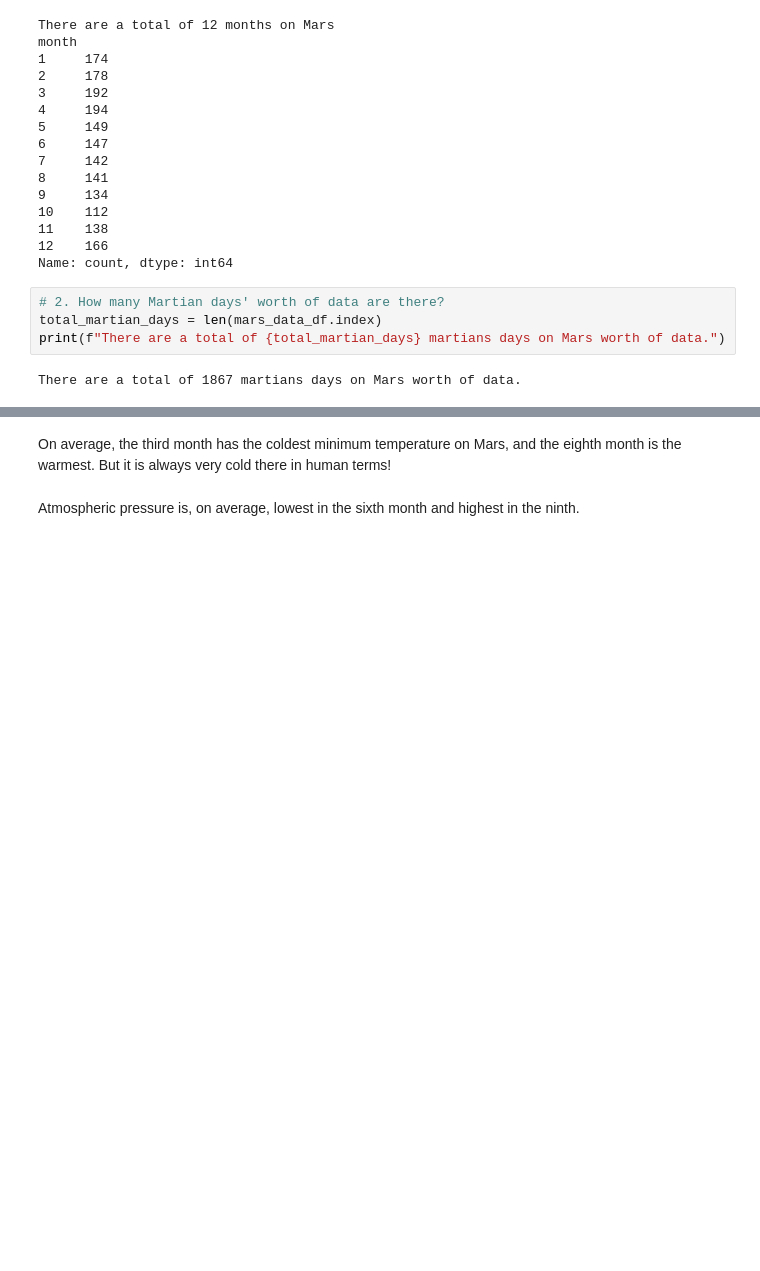
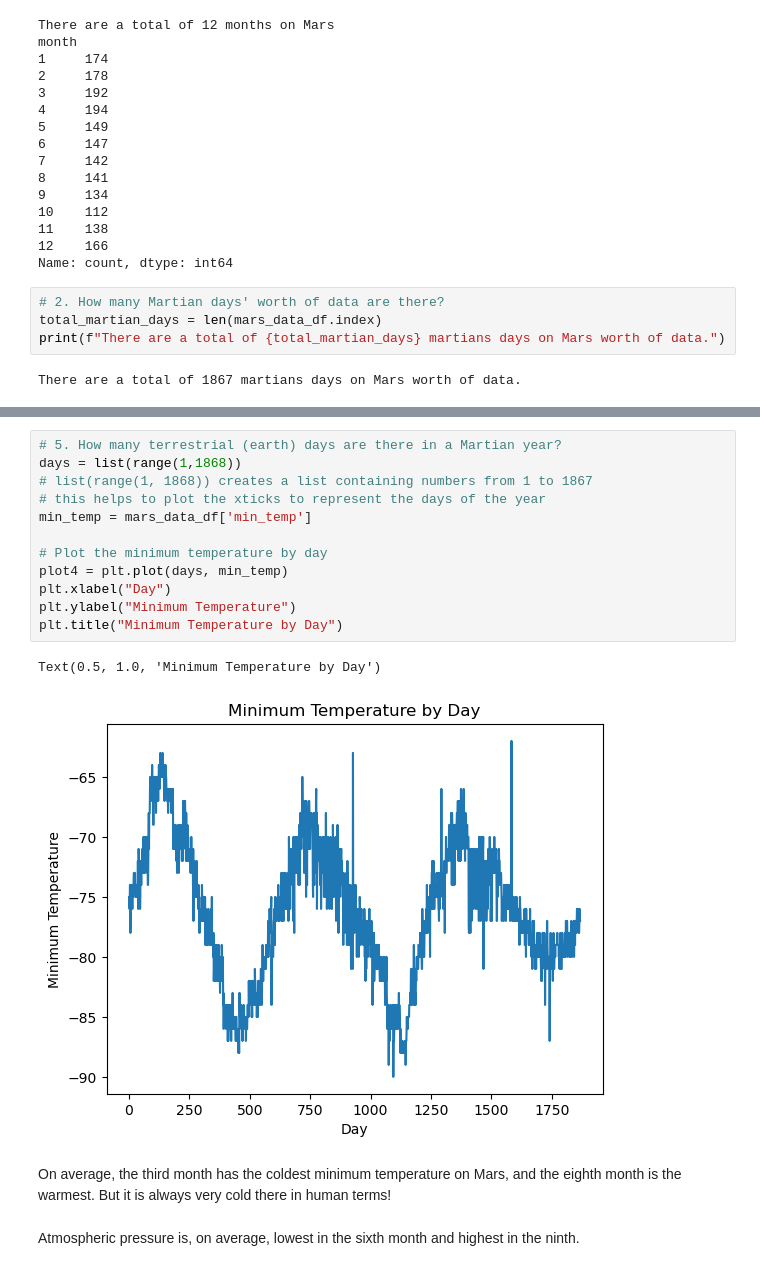
Before and after one commit to sienchoon/web_scraping, a Jupyter notebook: part_2_mars_weather.ipynb, the cells around one changed output, grey strips where cells are left out. Cells and saved outputs as stored; diff of their text form; blank space fills up the shorter version.

```diff
--- a/part_2_mars_weather.ipynb
+++ b/part_2_mars_weather.ipynb
@@ -261,3 +261,18 @@ Name: pressure, dtype: float64
+# %%
+# 5. How many terrestrial (earth) days are there in a Martian year?
+days = list(range(1,1868))
+# list(range(1, 1868)) creates a list containing numbers from 1 to 1867
+# this helps to plot the xticks to represent the days of the year
+min_temp = mars_data_df['min_temp']
+
+# Plot the minimum temperature by day
+plot4 = plt.plot(days, min_temp)
+plt.xlabel("Day")
+plt.ylabel("Minimum Temperature")
+plt.title("Minimum Temperature by Day")
+# %% [output]
+Text(0.5, 1.0, 'Minimum Temperature by Day')
+[figure, added]
 # %% [markdown]
 On average, the third month has the coldest minimum temperature on Mars, and the eighth month is the warmest. But it is always very cold there in human terms!
 # %% [markdown]
```
Also changed, not shown: parts of 9 cells of this notebook, 1 other file.
